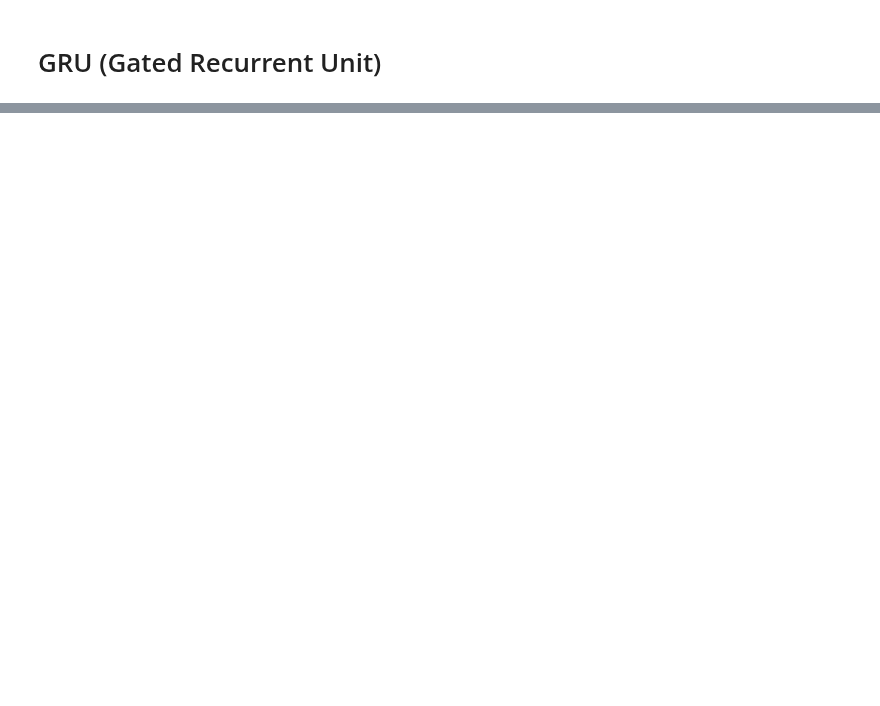
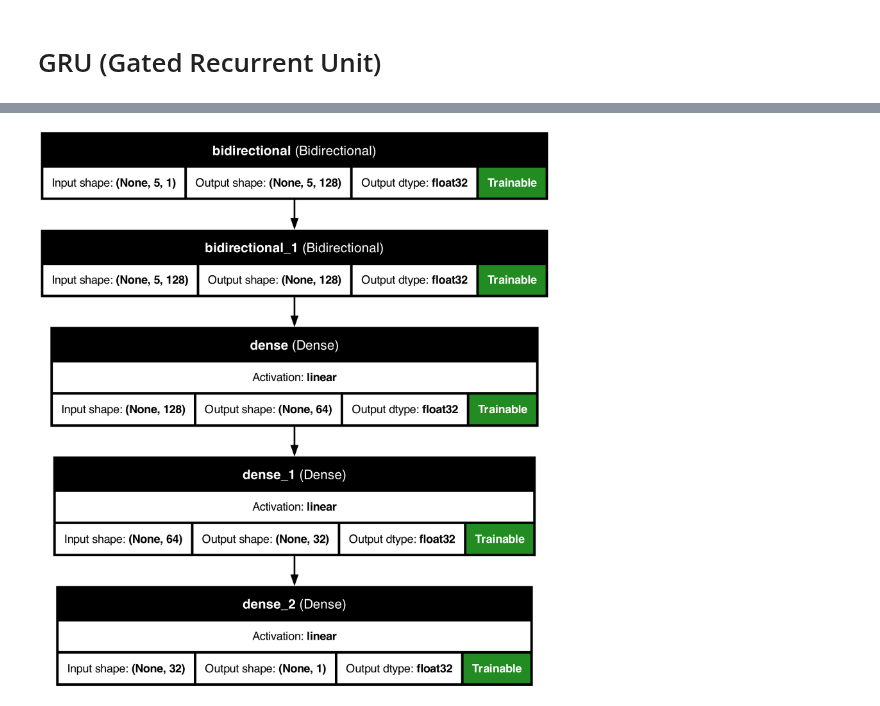
Before and after one commit to debjitpal5040/Deep_Learning_Algorithms, a Jupyter notebook: Recurrent Neural Networks/Gated Recurrent Unit/Tensorflow/GRU.ipynb, the cells around one changed output, grey strips where cells are left out. Drawn from its saved outputs; the diff is of its cells as text; code cells hidden in the pictures; blank space fills up the shorter version.

```diff
--- a/Recurrent Neural Networks/Gated Recurrent Unit/Tensorflow/GRU.ipynb
+++ b/Recurrent Neural Networks/Gated Recurrent Unit/Tensorflow/GRU.ipynb
@@ -29,0 +14,3 @@ Predicted next number: -0.02
+# %%
+sequence = [*range(2, 201, 2)]
+sequence_length = 5
@@ -29,0 +46,12 @@ Predicted next number: -0.02
+# %%
+gru = Sequential(
+    layers=[
+        Input(shape=(sequence_length, 1)),
+        Bidirectional(GRU(64, return_sequences=True)),
+        Bidirectional(GRU(64)),
+        Dense(64),
+        Dense(32),
+        Dense(1),
+    ],
+    name="gru",
+)
@@ -29,0 +86,14 @@ Predicted next number: -0.02
+# %%
+gru.compile(optimizer=Adam(), loss=MeanSquaredError(), metrics=[R2Score()])
+# %%
+plot_model(
+    gru,
+    to_file="Images/gru_rnn.png",
+    show_shapes=True,
+    show_dtype=True,
+    show_layer_names=True,
+    show_layer_activations=True,
+    show_trainable=True,
+)
+# %% [output]
+[figure, added]
```
Also changed, not shown: parts of 18 cells of this notebook, 20 other files.
